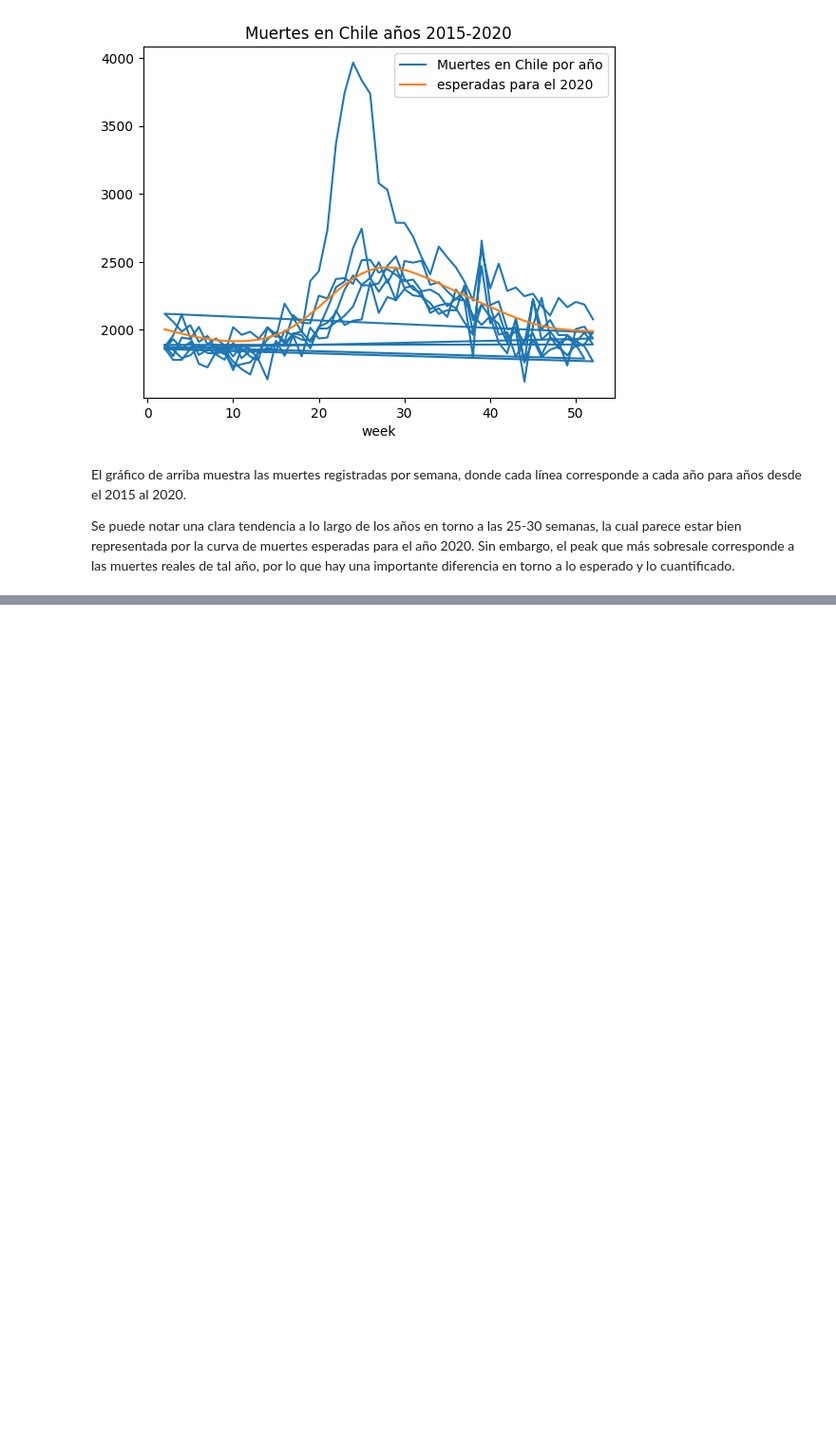
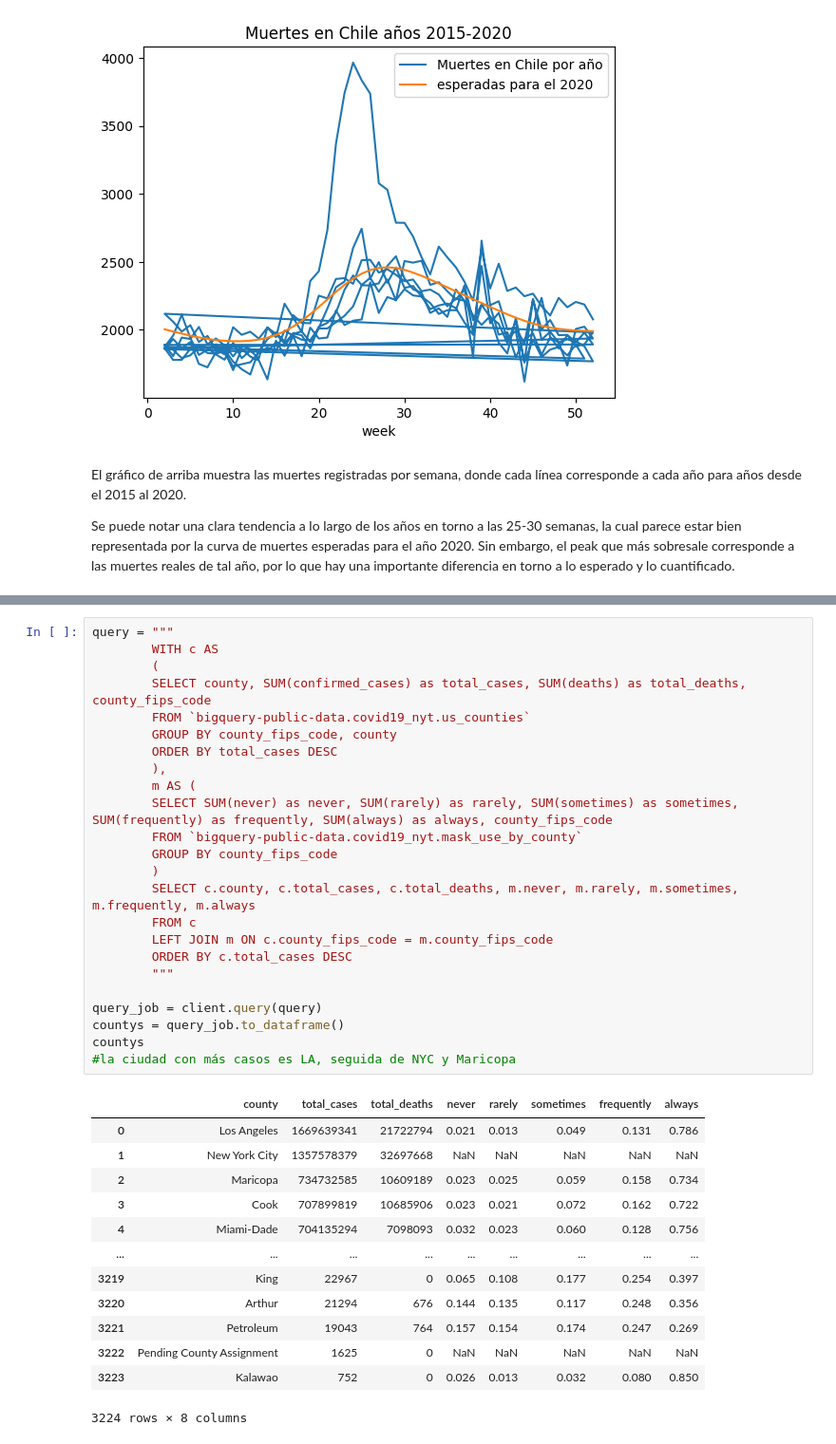
Before and after one commit to Remiw/Solemne1, a Jupyter notebook: SOLEMNE1MATÍASTOBAR.ipynb, the cells around one changed output, grey strips where cells are left out. Shown at 95% size. Cells and saved outputs as stored; diff of their text form; blank space fills up the shorter version.

```diff
--- a/SOLEMNE1MATÍASTOBAR.ipynb
+++ b/SOLEMNE1MATÍASTOBAR.ipynb
@@ -215,0 +296,38 @@ Se puede notar una clara tendencia a lo largo de los años en torno a las 25-30
+# %%
+query = """
+        WITH c AS
+        (
+        SELECT county, SUM(confirmed_cases) as total_cases, SUM(deaths) as total_deaths, county_fips_code
+        FROM `bigquery-public-data.covid19_nyt.us_counties`
+        GROUP BY county_fips_code, county
+        ORDER BY total_cases DESC
+        ),
+        m AS (
+        SELECT SUM(never) as never, SUM(rarely) as rarely, SUM(sometimes) as sometimes, SUM(frequently) as frequently, SUM(always) as always, county_fips_code
+        FROM `bigquery-public-data.covid19_nyt.mask_use_by_county`
+        GROUP BY county_fips_code
+        )
+        SELECT c.county, c.total_cases, c.total_deaths, m.never, m.rarely, m.sometimes, m.frequently, m.always
+        FROM c
+        LEFT JOIN m ON c.county_fips_code = m.county_fips_code
+        ORDER BY c.total_cases DESC
+        """
+
+query_job = client.query(query)
+countys = query_job.to_dataframe()
+countys
+#la ciudad con más casos es LA, seguida de NYC y Maricopa
+# %% [output]
+|  | county | total_cases | total_deaths | never | rarely | sometimes | frequently | always |
+| 0 | Los Angeles | 1669639341 | 21722794 | 0.021 | 0.013 | 0.049 | 0.131 | 0.786 |
+| 1 | New York City | 1357578379 | 32697668 | NaN | NaN | NaN | NaN | NaN |
+| 2 | Maricopa | 734732585 | 10609189 | 0.023 | 0.025 | 0.059 | 0.158 | 0.734 |
+| 3 | Cook | 707899819 | 10685906 | 0.023 | 0.021 | 0.072 | 0.162 | 0.722 |
+| 4 | Miami-Dade | 704135294 | 7098093 | 0.032 | 0.023 | 0.060 | 0.128 | 0.756 |
+| ... | ... | ... | ... | ... | ... | ... | ... | ... |
+| 3219 | King | 22967 | 0 | 0.065 | 0.108 | 0.177 | 0.254 | 0.397 |
+| 3220 | Arthur | 21294 | 676 | 0.144 | 0.135 | 0.117 | 0.248 | 0.356 |
+| 3221 | Petroleum | 19043 | 764 | 0.157 | 0.154 | 0.174 | 0.247 | 0.269 |
+| 3222 | Pending County Assignment | 1625 | 0 | NaN | NaN | NaN | NaN | NaN |
+| 3223 | Kalawao | 752 | 0 | 0.026 | 0.013 | 0.032 | 0.080 | 0.850 |
+3224 rows × 8 columns
```
Also changed, not shown: parts of 16 cells of this notebook.
